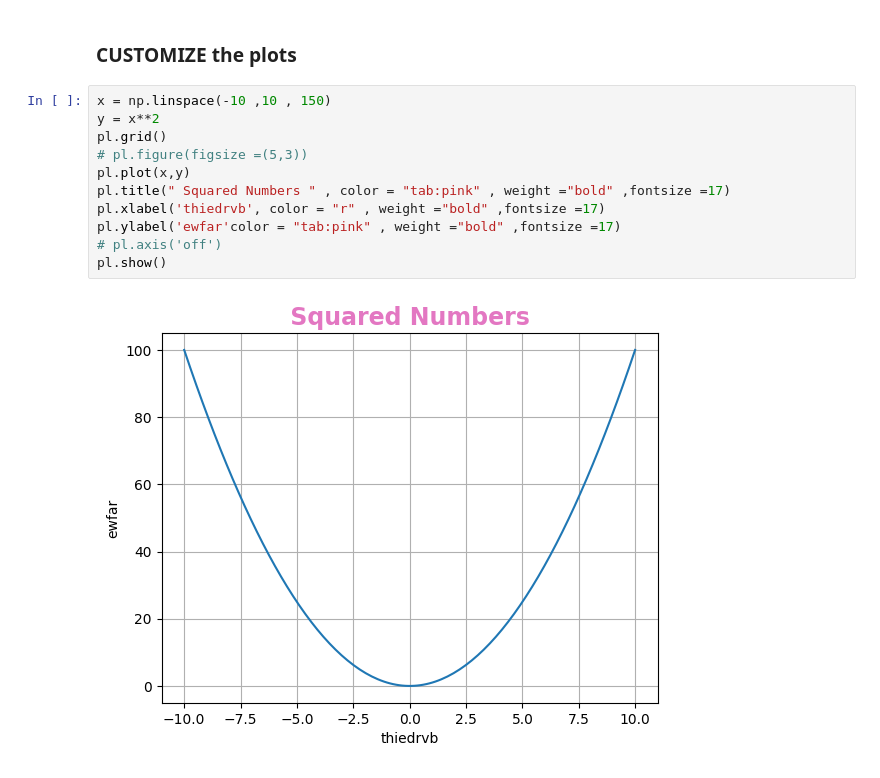
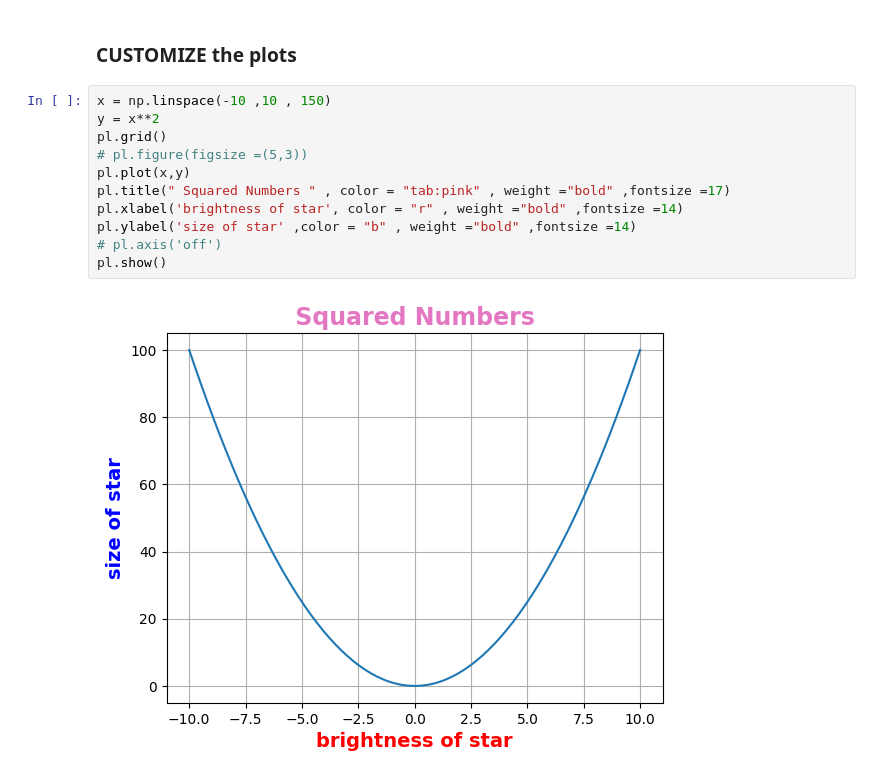
Before and after one commit to Navi1313/SpaceProject, a Jupyter notebook: notebooks/npyMtplot.ipynb, the cells around one changed output. Saved outputs shown, nothing was run; the diff lists cells and outputs as text.

```diff
--- a/notebooks/npyMtplot.ipynb
+++ b/notebooks/npyMtplot.ipynb
@@ -183,13 +185,13 @@ pl.show()
 # %%
 x = np.linspace(-10 ,10 , 150)
 y = x**2
 pl.grid()
 # pl.figure(figsize =(5,3))
 pl.plot(x,y)
 pl.title(" Squared Numbers " , color = "tab:pink" , weight ="bold" ,fontsize =17)
-pl.xlabel('thiedrvb', color = "r" , weight ="bold" ,fontsize =17)
-pl.ylabel('ewfar'color = "tab:pink" , weight ="bold" ,fontsize =17)
+pl.xlabel('brightness of star', color = "r" , weight ="bold" ,fontsize =14)
+pl.ylabel('size of star' ,color = "b" , weight ="bold" ,fontsize =14)
 # pl.axis('off')
 pl.show()
 # %% [output]
-[figure, old version]
+[figure, new version]
```
Also changed, not shown: parts of 2 cells of this notebook, 2 other files.
